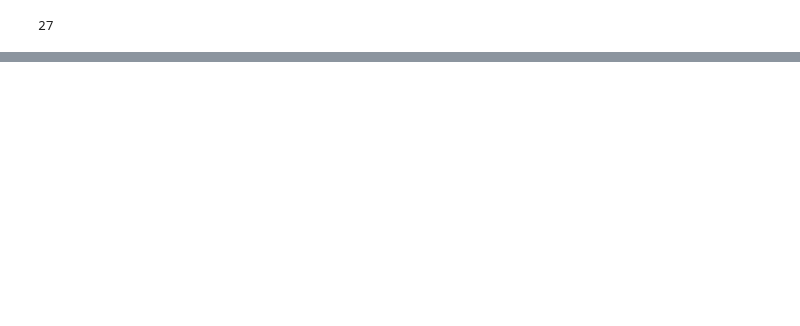
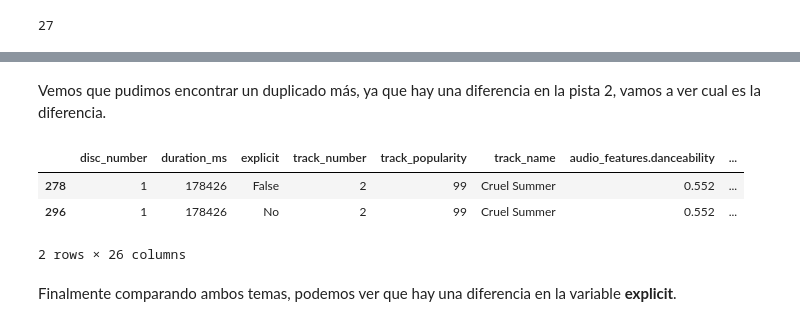
Before and after one commit to cristian-torres-ds/data_quality_engineer, a Jupyter notebook: data_quality_assessment.ipynb, the cells around one changed output, grey strips where cells are left out. Saved outputs shown, nothing was run; the diff lists cells and outputs as text; code cells hidden in the pictures; blank space fills up the shorter version.

```diff
--- a/data_quality_assessment.ipynb
+++ b/data_quality_assessment.ipynb
@@ -478,0 +621,12 @@ album_counter
+# %% [markdown]
+Vemos que pudimos encontrar un duplicado más, ya que hay una diferencia en la pista 2, vamos a ver cual es la diferencia.
+# %%
+df_tema2 = df[(df['audio_features.id'] == '1BxfuPKGuaTgP7aM0Bbdwr') & (df['album_id'] == '1NAmidJlEaVgA3MpcPFYGq')]
+df_tema2
+# %% [output]
+|  | disc_number | duration_ms | explicit | track_number | track_popularity | track_name | audio_features.danceability | ... |
+| 278 | 1 | 178426 | False | 2 | 99 | Cruel Summer | 0.552 | ... |
+| 296 | 1 | 178426 | No | 2 | 99 | Cruel Summer | 0.552 | ... |
+2 rows × 26 columns
+# %% [markdown]
+Finalmente comparando ambos temas, podemos ver que hay una diferencia en la variable **explicit**.
```
Also changed, not shown: parts of 33 cells of this notebook.
